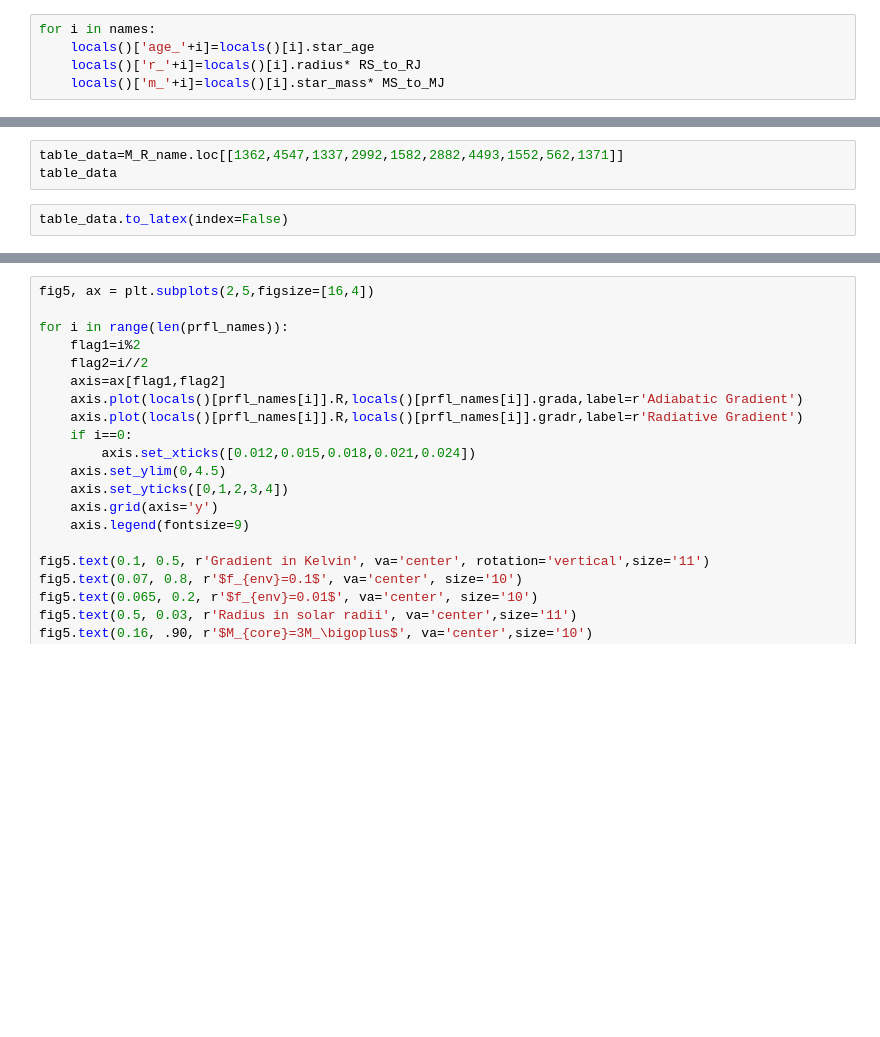
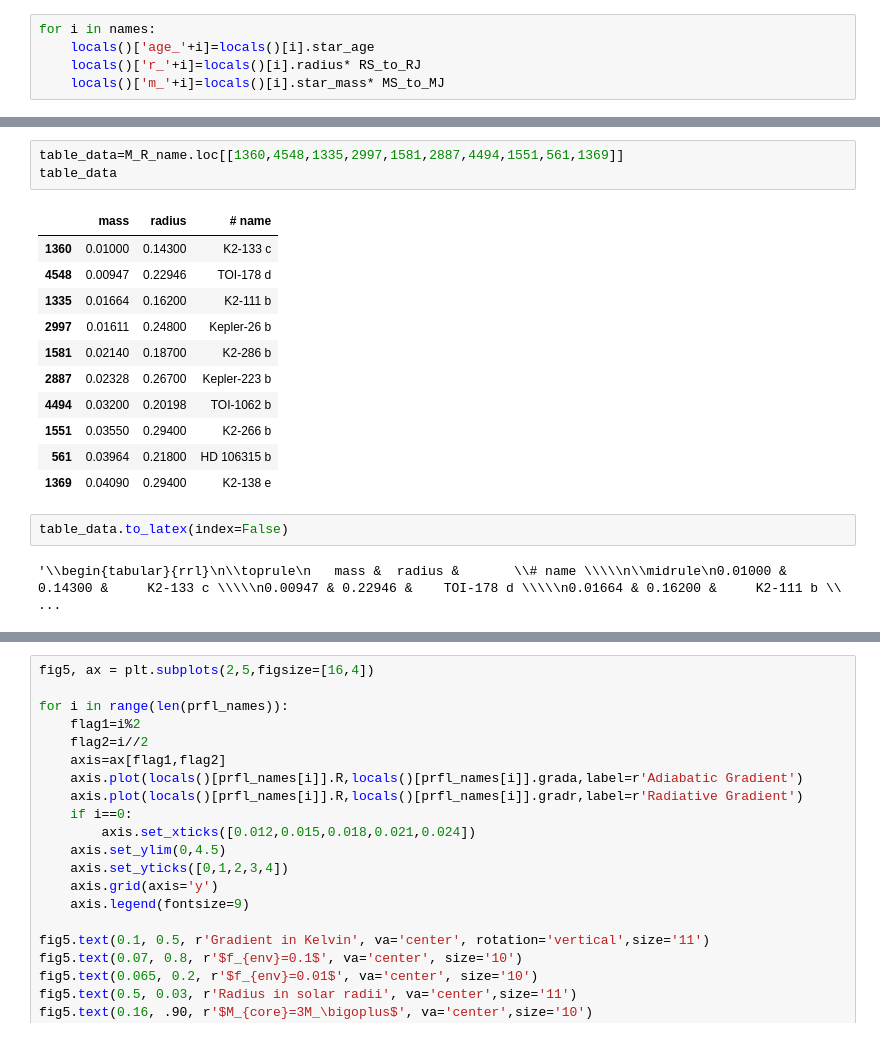
Before and after one commit to johnkou97/Exoplanet_project, a Jupyter notebook: Untitled.ipynb, the cells around one changed output, grey strips where cells are left out. Cells and saved outputs as stored; diff of their text form; blank space fills up the shorter version.

```diff
--- a/Untitled.ipynb
+++ b/Untitled.ipynb
@@ -60,8 +58,22 @@ FileNotFoundError: [Errno 2] No such file or directory: 'catalog.csv'
-# %%
-table_data=M_R_name.loc[[1362,4547,1337,2992,1582,2882,4493,1552,562,1371]]
-table_data
+# %%
+table_data=M_R_name.loc[[1360,4548,1335,2997,1581,2887,4494,1551,561,1369]]
+table_data
+# %% [output]
+|  | mass | radius | # name |
+| 1360 | 0.01000 | 0.14300 | K2-133 c |
+| 4548 | 0.00947 | 0.22946 | TOI-178 d |
+| 1335 | 0.01664 | 0.16200 | K2-111 b |
+| 2997 | 0.01611 | 0.24800 | Kepler-26 b |
+| 1581 | 0.02140 | 0.18700 | K2-286 b |
+| 2887 | 0.02328 | 0.26700 | Kepler-223 b |
+| 4494 | 0.03200 | 0.20198 | TOI-1062 b |
+| 1551 | 0.03550 | 0.29400 | K2-266 b |
+| 561 | 0.03964 | 0.21800 | HD 106315 b |
+| 1369 | 0.04090 | 0.29400 | K2-138 e |
 # %%
 table_data.to_latex(index=False)
+# %% [output]
+'\\begin{tabular}{rrl}\n\\toprule\n   mass &  radius &       \\# name \\\\\n\\midrule\n0.01000 & 0.14300 &     K2-133 c \\\\\n0.00947 & 0.22946 &    TOI-178 d \\\\\n0.01664 & 0.16200 &     K2-111 b \\ ...
 # %%
 fig1, (ax1,ax2)=plt.subplots(1,2,figsize=[16,4])
 
```
Also changed, not shown: parts of 8 cells of this notebook, 3 other files.
